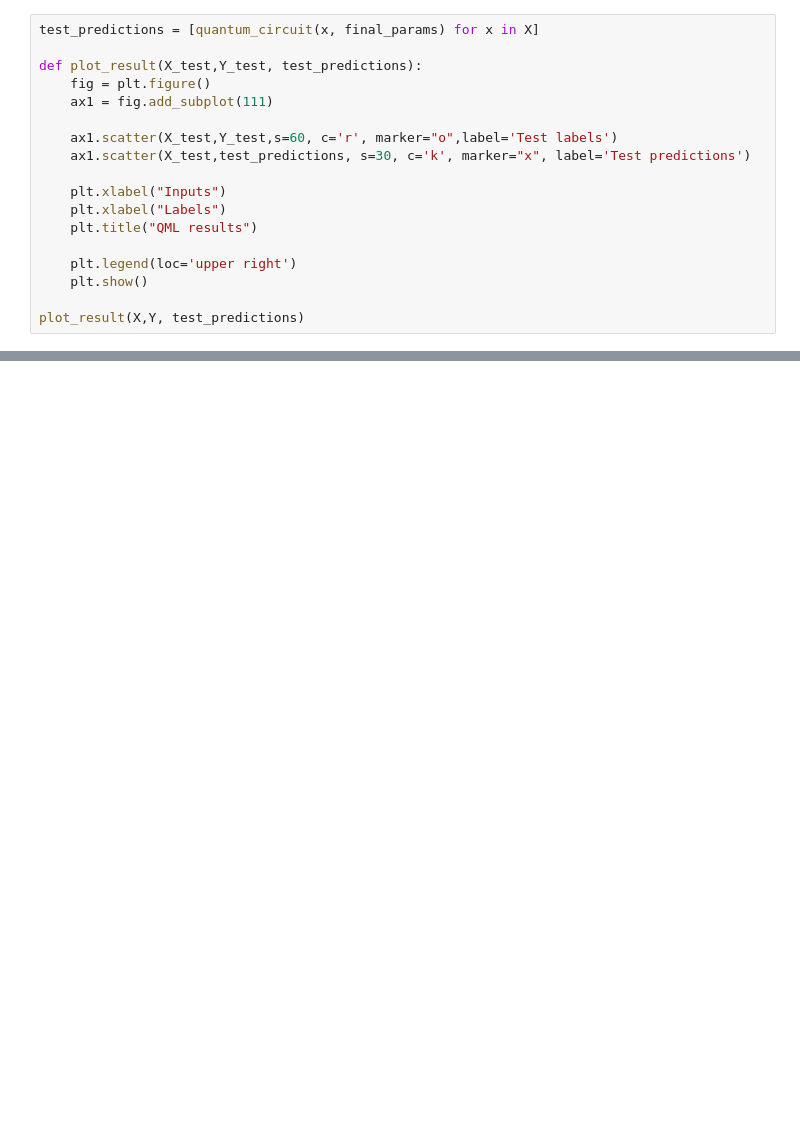
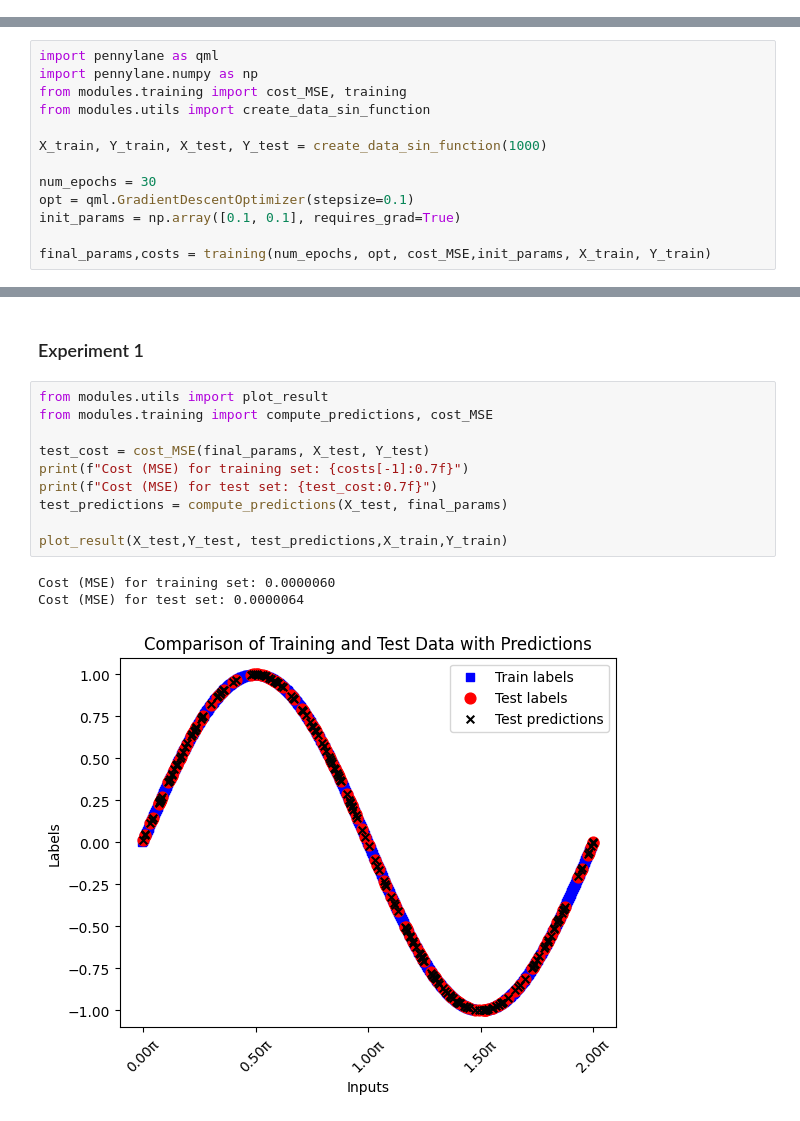
Before and after one commit to Martyna94/The_Detection_Duo, a Jupyter notebook: Task_4/Quantum_Model.ipynb, the cells around one changed output, grey strips where cells are left out. Cells and saved outputs as stored; diff of their text form; blank space fills up the shorter version.

```diff
--- a/Task_4/Quantum_Model.ipynb
+++ b/Task_4/Quantum_Model.ipynb
@@ -124,18 +0,0 @@ Y = np.sin(X)
-# %%
-test_predictions = [quantum_circuit(x, final_params) for x in X]
-
-def plot_result(X_test,Y_test, test_predictions):
-    fig = plt.figure()
-    ax1 = fig.add_subplot(111)
-
-    ax1.scatter(X_test,Y_test,s=60, c='r', marker="o",label='Test labels')
-    ax1.scatter(X_test,test_predictions, s=30, c='k', marker="x", label='Test predictions')
-
-    plt.xlabel("Inputs")
-    plt.xlabel("Labels")
-    plt.title("QML results")
-
-    plt.legend(loc='upper right')
-    plt.show()
-
-plot_result(X,Y, test_predictions)
@@ -147,0 +53,13 @@ plot_result(X,Y, test_predictions)
+# %%
+import pennylane as qml
+import pennylane.numpy as np
+from modules.training import cost_MSE, training
+from modules.utils import create_data_sin_function
+
+X_train, Y_train, X_test, Y_test = create_data_sin_function(1000)
+
+num_epochs = 30
+opt = qml.GradientDescentOptimizer(stepsize=0.1)
+init_params = np.array([0.1, 0.1], requires_grad=True)
+
+final_params,costs = training(num_epochs, opt, cost_MSE,init_params, X_train, Y_train)
@@ -147,0 +84,17 @@ plot_result(X,Y, test_predictions)
+# %% [markdown]
+<a id="4"></a>
+### Experiment 1
+# %%
+from modules.utils import plot_result
+from modules.training import compute_predictions, cost_MSE
+
+test_cost = cost_MSE(final_params, X_test, Y_test)
+print(f"Cost (MSE) for training set: {costs[-1]:0.7f}")
+print(f"Cost (MSE) for test set: {test_cost:0.7f}")
+test_predictions = compute_predictions(X_test, final_params)
+
+plot_result(X_test,Y_test, test_predictions,X_train,Y_train)
+# %% [output]
+Cost (MSE) for training set: 0.0000060
+Cost (MSE) for test set: 0.0000064
+[figure, added]
```
Also changed, not shown: parts of 38 cells of this notebook, 4 other files.
